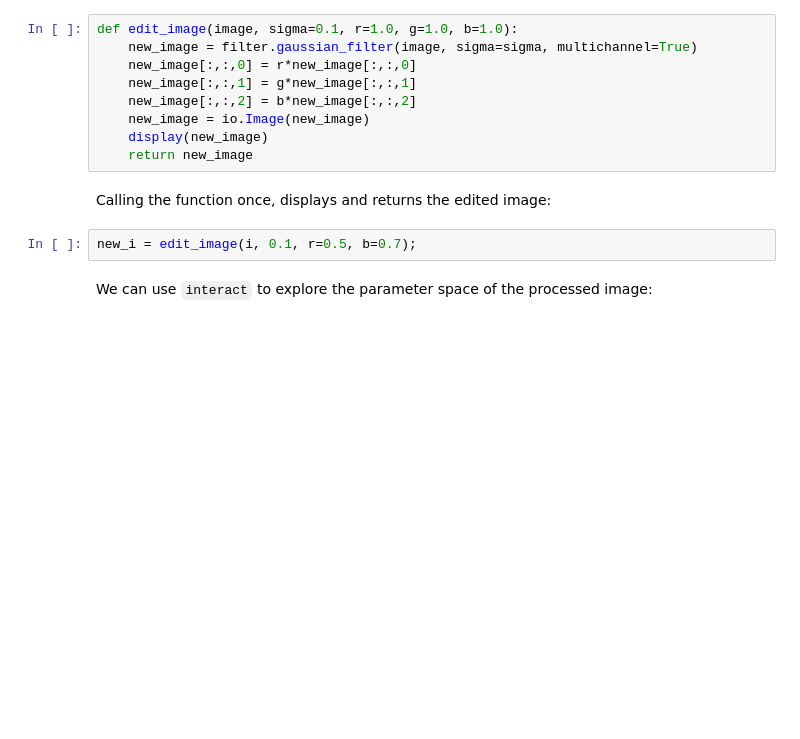
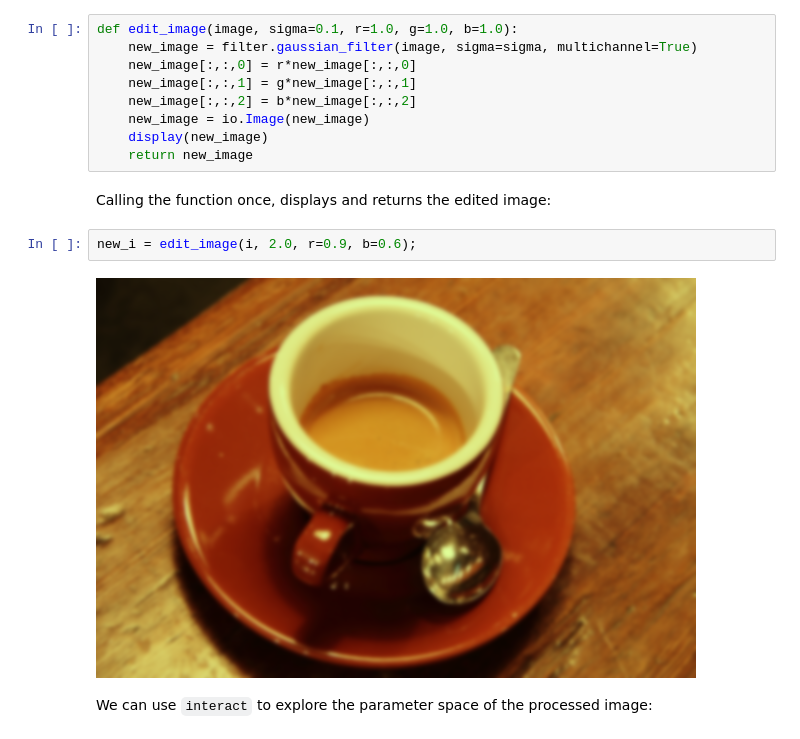
Before and after one commit to ellisonbg/jupyter-talks, a Jupyter notebook: Interaction.ipynb, the cells around one changed output. Saved outputs shown, nothing was run; the diff lists cells and outputs as text; blank space fills up the shorter version.

```diff
--- a/Interaction.ipynb
+++ b/Interaction.ipynb
@@ -35,7 +41,9 @@ def edit_image(image, sigma=0.1, r=1.0, g=1.0, b=1.0):
 # %% [markdown]
 Calling the function once, displays and returns the edited image:
 # %%
-new_i = edit_image(i, 0.1, r=0.5, b=0.7);
+new_i = edit_image(i, 2.0, r=0.9, b=0.6);
+# %% [output]
+[figure, added]
 # %% [markdown]
 We can use `interact` to explore the parameter space of the processed image:
 # %%
```
Also changed, not shown: parts of 8 cells of this notebook, 12 other files.
